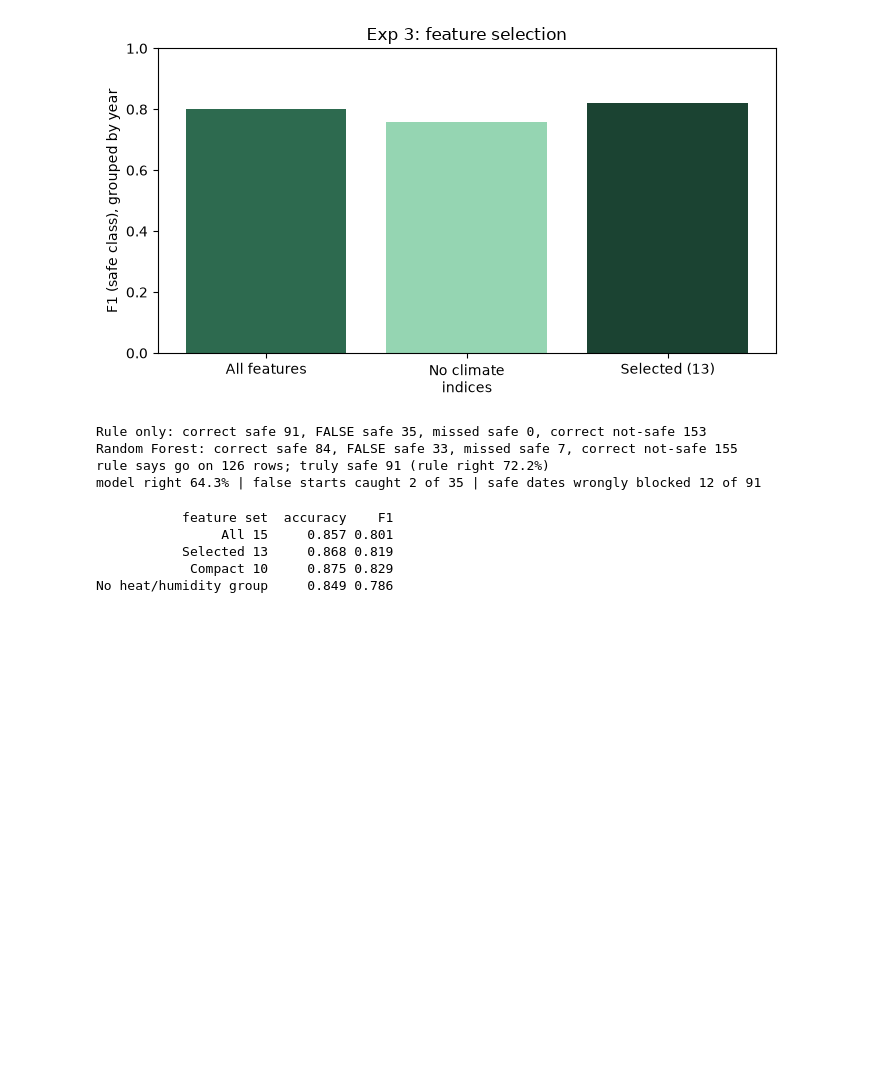
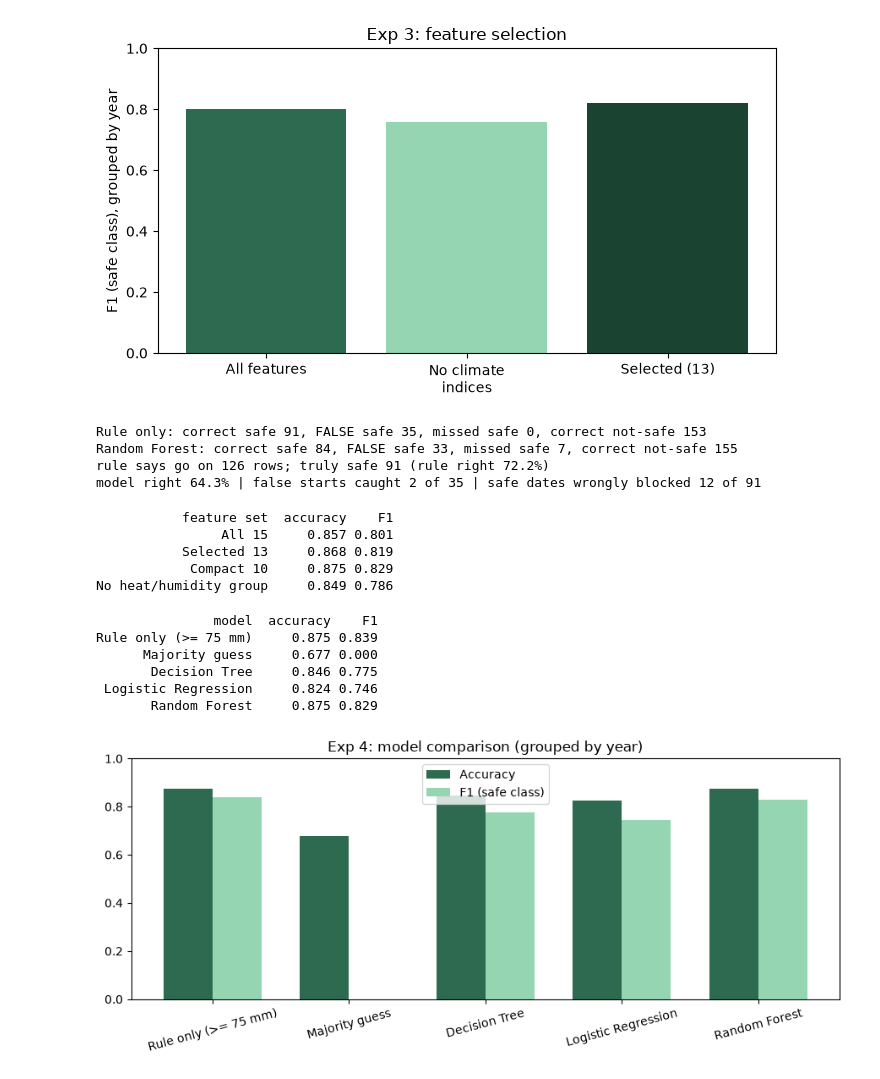
Before and after one commit to samikshadongare06-jpg/aiml-cie, a Jupyter notebook: notebooks/experiments.ipynb, the cells around one changed output. Cells and saved outputs as stored; diff of their text form; code cells hidden in the pictures; blank space fills up the shorter version.

Commit message:
experiment 4

```diff
--- a/notebooks/experiments.ipynb
+++ b/notebooks/experiments.ipynb
@@ -371,3 +371,51 @@ print(pd.DataFrame(rows, columns=['feature set', 'accuracy', 'F1']).round(3).to_
            Selected 13     0.868 0.819
             Compact 10     0.875 0.829
 No heat/humidity group     0.849 0.786
+# %%
+# experiment 4: model comparison
+# compare models on the Compact 10 set
+from sklearn.tree import DecisionTreeClassifier
+from sklearn.linear_model import LogisticRegression
+from sklearn.pipeline import make_pipeline
+from sklearn.preprocessing import StandardScaler
+from sklearn.impute import SimpleImputer
+from sklearn.metrics import confusion_matrix
+
+COMPACT = ['rain_cum_may1', 'rain_7d', 'rain_days_14d', 'days_since_rain', 'soil_7d',
+           'et0_7d', 'tmin_7d', 'oni', 'oni_change', 'soi']
+Xc = df[COMPACT]
+rule_pred = (df['rain_cum_may1'] >= 75).astype(int)
+
+models = {
+    'Majority guess': DummyClassifier(strategy='most_frequent'),
+    'Decision Tree': DecisionTreeClassifier(max_depth=4, class_weight='balanced', random_state=RS),
+    'Logistic Regression': make_pipeline(SimpleImputer(strategy='median'), StandardScaler(),
+                                         LogisticRegression(class_weight='balanced', max_iter=1000)),
+    'Random Forest': RandomForestClassifier(n_estimators=300, class_weight='balanced', random_state=RS),
+}
+rows = [('Rule only (>= 75 mm)', accuracy_score(y, rule_pred), f1_score(y, rule_pred))]
+for name, m in models.items():
+    r = cross_validate(m, Xc, y, cv=GroupKFold(n_splits=5), groups=groups, scoring=['accuracy', 'f1'])
+    rows.append((name, r['test_accuracy'].mean(), r['test_f1'].mean()))
+comp = pd.DataFrame(rows, columns=['model', 'accuracy', 'F1']).round(3)
+print(comp.to_string(index=False))
+for _, row in comp.iterrows():
+    log(f"Exp4 {row['model']} accuracy", row['accuracy'])
+    log(f"Exp4 {row['model']} F1", row['F1'])
+
+x = np.arange(len(comp))
+plt.figure(figsize=(9, 4))
+plt.bar(x - 0.18, comp['accuracy'], 0.36, label='Accuracy', color='#2D6A4F')
+plt.bar(x + 0.18, comp['F1'], 0.36, label='F1 (safe class)', color='#95D5B2')
+plt.xticks(x, comp['model'], rotation=15); plt.ylim(0, 1); plt.legend()
+plt.title('Exp 4: model comparison (grouped by year)')
+plt.tight_layout()
+plt.savefig('static/charts/exp4_models.png', dpi=150); plt.show()
+# %% [output]
+               model  accuracy    F1
+Rule only (>= 75 mm)     0.875 0.839
+      Majority guess     0.677 0.000
+       Decision Tree     0.846 0.775
+ Logistic Regression     0.824 0.746
+       Random Forest     0.875 0.829
+[figure, added]
```
Also changed, not shown: parts of 2 cells of this notebook, 7 other files.
